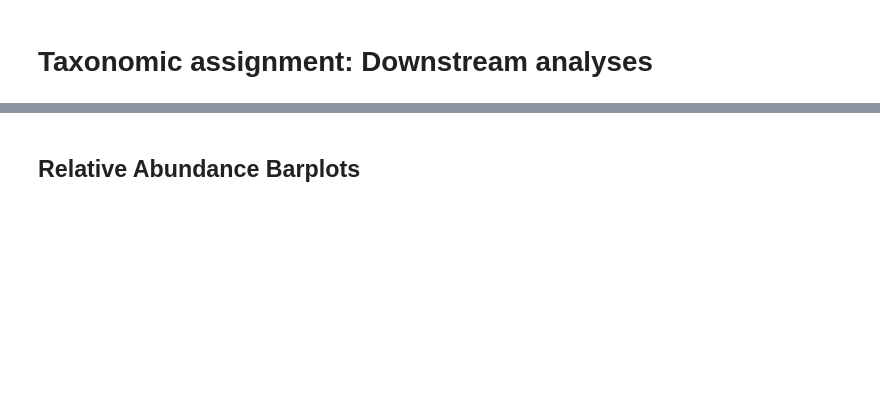
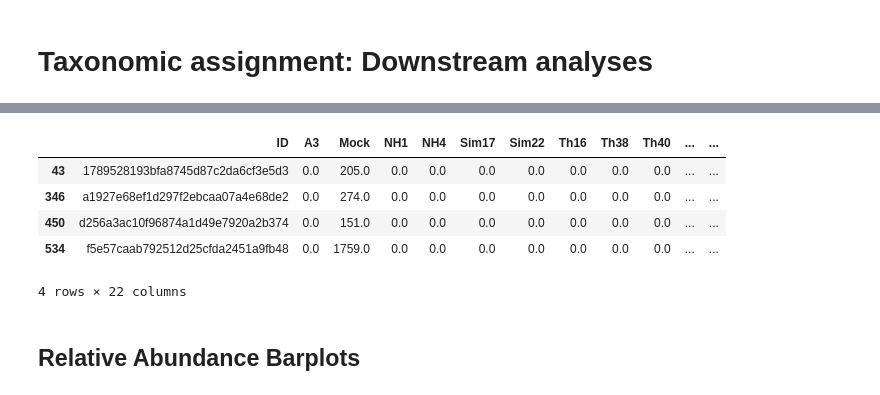
Before and after one commit to wRajter/vampyrella_2023, a Jupyter notebook: notebooks/taxonomic_assignment_downstream_analyses.ipynb, the cells around one changed output, grey strips where cells are left out. Drawn from its saved outputs; the diff is of its cells as text; code cells hidden in the pictures; blank space fills up the shorter version.

```diff
--- a/notebooks/taxonomic_assignment_downstream_analyses.ipynb
+++ b/notebooks/taxonomic_assignment_downstream_analyses.ipynb
@@ -35,3 +68,12 @@ vamp[['ID', 'Total', 'A3', 'Mock', 'NH1', 'NH4', 'Sim17', 'Sim22', 'Th16',
+# %%
+vamp97[vamp97['Mock'] != 0]
+# %% [output]
+|  | ID | A3 | Mock | NH1 | NH4 | Sim17 | Sim22 | Th16 | Th38 | Th40 | ... | ... |
+| 43 | 1789528193bfa8745d87c2da6cf3e5d3 | 0.0 | 205.0 | 0.0 | 0.0 | 0.0 | 0.0 | 0.0 | 0.0 | 0.0 | ... | ... |
+| 346 | a1927e68ef1d297f2ebcaa07a4e68de2 | 0.0 | 274.0 | 0.0 | 0.0 | 0.0 | 0.0 | 0.0 | 0.0 | 0.0 | ... | ... |
+| 450 | d256a3ac10f96874a1d49e7920a2b374 | 0.0 | 151.0 | 0.0 | 0.0 | 0.0 | 0.0 | 0.0 | 0.0 | 0.0 | ... | ... |
+| 534 | f5e57caab792512d25cfda2451a9fb48 | 0.0 | 1759.0 | 0.0 | 0.0 | 0.0 | 0.0 | 0.0 | 0.0 | 0.0 | ... | ... |
+4 rows × 22 columns
 # %%
 # count plot
 %matplotlib inline
```
Also changed, not shown: parts of 5 cells of this notebook, 4 other files.
